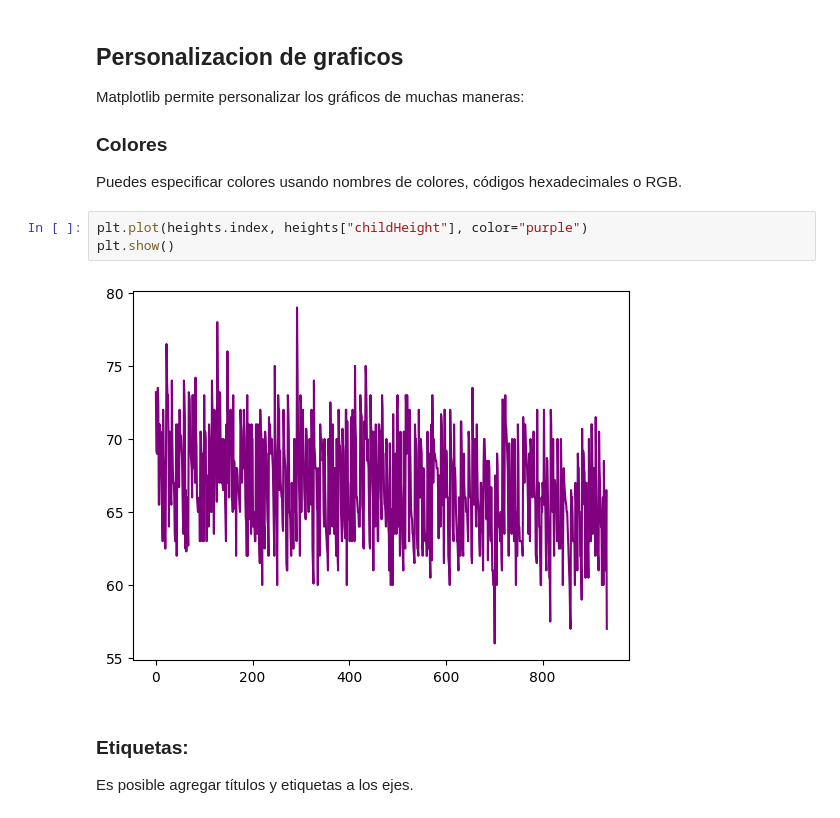
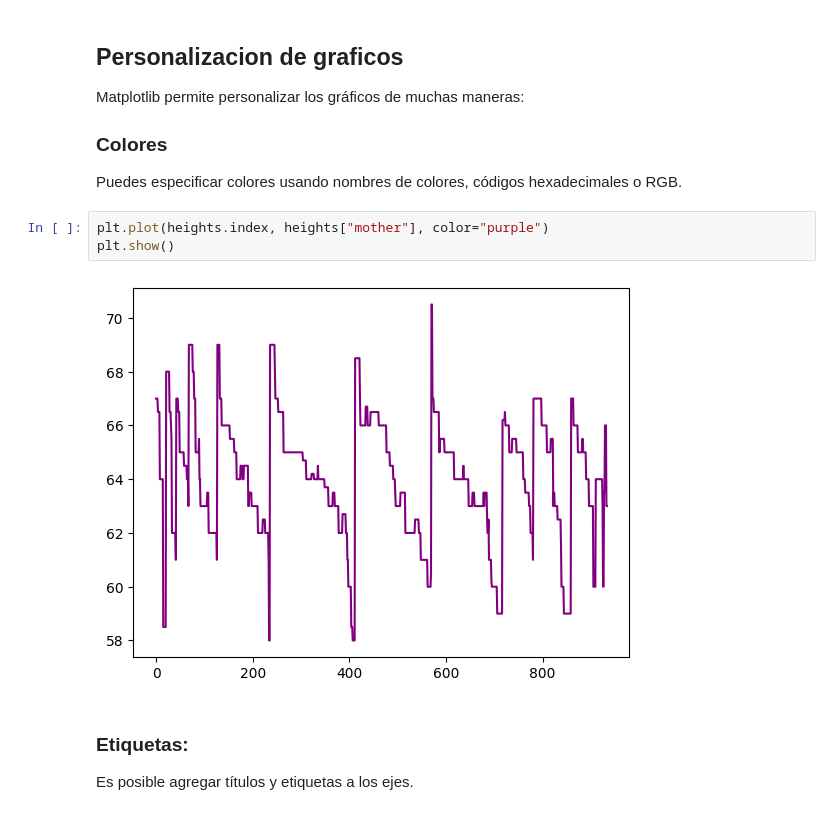
Before and after one commit to Void-CA/DataTools-Introduction, a Jupyter notebook: tutorial.ipynb, the cells around one changed output. Saved outputs shown, nothing was run; the diff lists cells and outputs as text.

Commit message:
Updating visualization section

```diff
--- a/tutorial.ipynb
+++ b/tutorial.ipynb
@@ -381,10 +393,10 @@ Matplotlib permite personalizar los gráficos de muchas maneras:
 ### Colores
 Puedes especificar colores usando nombres de colores, códigos hexadecimales o RGB.
 # %%
-plt.plot(heights.index, heights["childHeight"], color="purple")
+plt.plot(heights.index, heights["mother"], color="purple")
 plt.show()
 # %% [output]
-[figure, old version]
+[figure, new version]
 # %% [markdown]
 ### Etiquetas:
 Es posible agregar títulos y etiquetas a los ejes.
```
Also changed, not shown: parts of 24 cells of this notebook, 1 other file.
